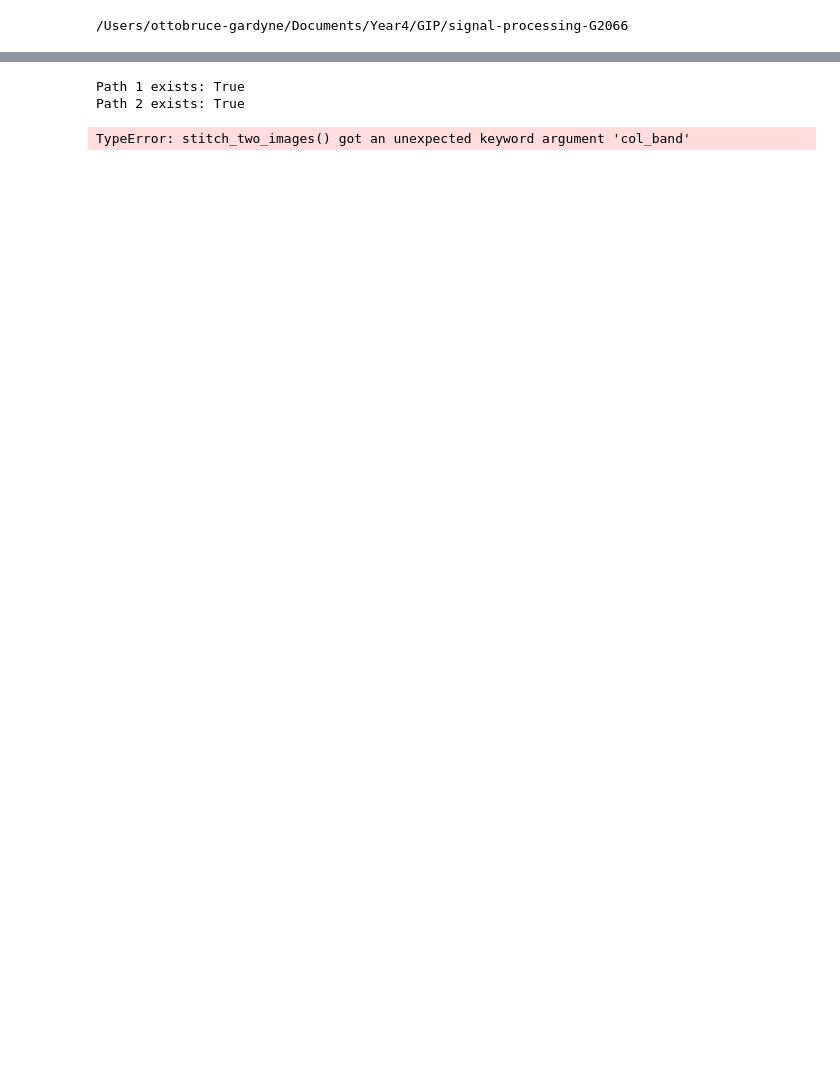
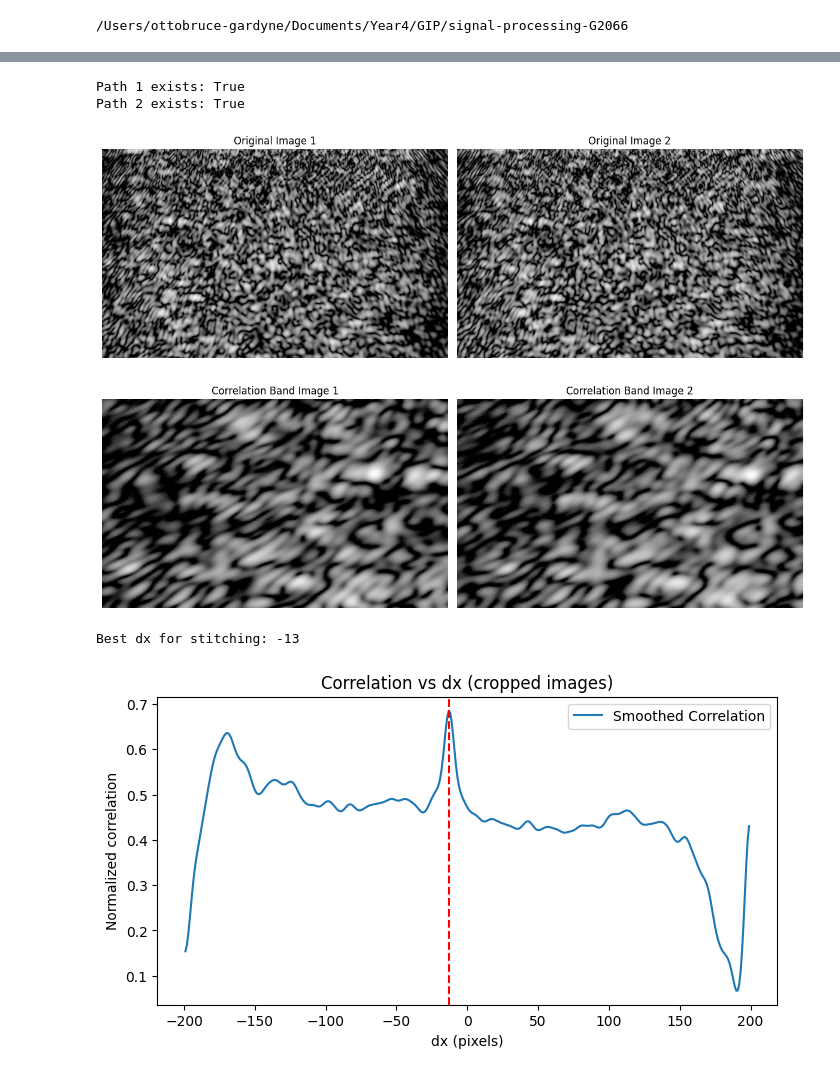
Before and after one commit to bibi848/signal-processing-G2066, a Jupyter notebook: STITCHING/2D_stitching/2Dstitch_diff_photos.ipynb, the cells around one changed output, grey strips where cells are left out. Saved outputs shown, nothing was run; the diff lists cells and outputs as text; code cells hidden in the pictures; blank space fills up the shorter version.

```diff
--- a/STITCHING/2D_stitching/2Dstitch_diff_photos.ipynb
+++ b/STITCHING/2D_stitching/2Dstitch_diff_photos.ipynb
@@ -15,7 +15,7 @@ from pathlib import Path
 
 
 BASE_DIR = Path.cwd()
-PAR_DIR = BASE_DIR.parent
+PAR_DIR = BASE_DIR.parent.parent
 print(PAR_DIR)
 # %% [output]
 /Users/ottobruce-gardyne/Documents/Year4/GIP/signal-processing-G2066
@@ -399,21 +395,24 @@ def stitch_two_images(path1, path2,
 # %%
 # -----------------------------
 # Example Usage
 # -----------------------------
-path1 = PAR_DIR / "DATA" / "1D TFM Data" / "Al Hole 5MHz 26012026" / "Al_40_4_TFM_clean.png"
-path2 = PAR_DIR / "DATA" / "1D TFM Data" / "Al Hole 5MHz 26012026" / "Al_40_6_TFM_clean.png"
+path1 = PAR_DIR / "DATA" / "1D TFM Data" / "Al Pure 10MHz Ex 09032026 Filtered" / "A2_filtered_TFM.png"
+path2 = PAR_DIR / "DATA" / "1D TFM Data" / "Al Pure 10MHz Ex 09032026 Filtered" / "B2_filtered_TFM.png"
 
 print("Path 1 exists:", os.path.exists(path1))
 print("Path 2 exists:", os.path.exists(path2))
 
 img1, img2, stitched = stitch_two_images(
     path1, path2,
     search_margin_px=300,
     depth_band=(150, 500),    # Row band for correlation
     col_band=(0, 200),       # Column band for correlation
     left_image="img1",
     show_steps=True)
 # %% [output]
 Path 1 exists: True
 Path 2 exists: True
+[figure, added]
+[figure, added]
-TypeError: stitch_two_images() got an unexpected keyword argument 'col_band'
+Best dx for stitching: -13
+[figure, added]
```
Also changed, not shown: parts of 2 cells of this notebook, 5 other files.
